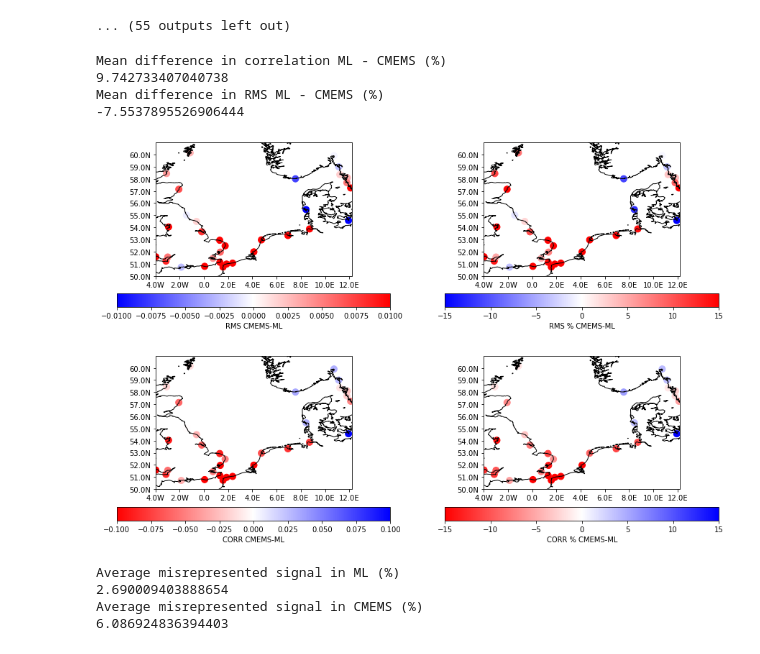
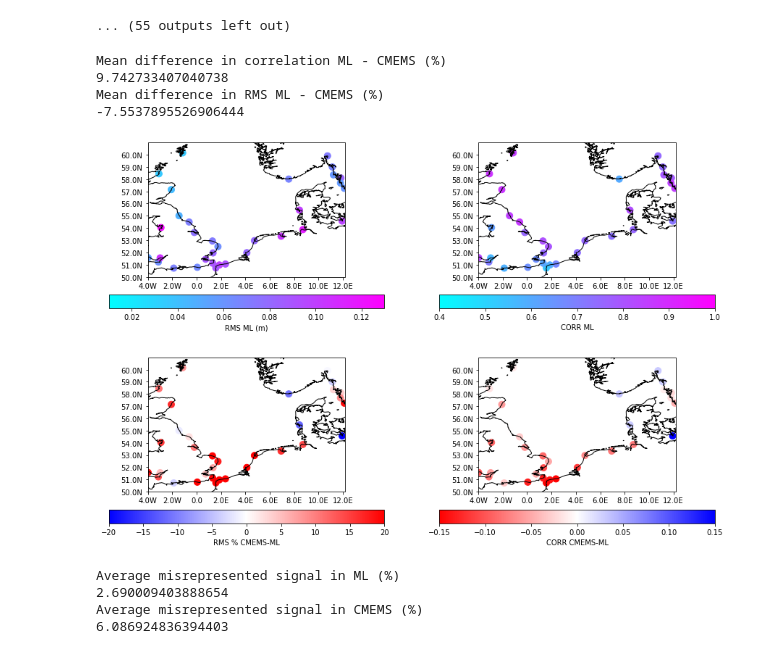
Before and after one commit to ne62rut/machine_learning_altimetry_validation, a Jupyter notebook: compare_TG_nodac.ipynb, the cells around one changed output. Saved outputs shown, nothing was run; the diff lists cells and outputs as text; code cells hidden in the pictures.

```diff
--- a/compare_TG_nodac.ipynb
+++ b/compare_TG_nodac.ipynb
@@ -895,7 +916,9 @@ def single_plot(rms_cmemsvsML_plot,min_sl,max_sl,counter,row_total,col_total,fig
 
 
 
-
+# Corr and RMS of ML
+rms_ML_plot=np.vstack([np.asarray(tg_dac.lon.values,dtype=float),np.asarray(tg_dac.lat.values,dtype=float),rms_ML,])
+corr_ML_plot=np.vstack([np.asarray(tg_dac.lon.values,dtype=float),np.asarray(tg_dac.lat.values,dtype=float),corr_ML,])
 
 
 # Absolute differences in RMS, Correlation and standard deviation
@@ -904,50 +927,61 @@ corr_cmemsvsML_plot=np.vstack([np.asarray(tg_dac.lon.values,dtype=float),np.asar
 
 # Percentage differences in RMS and Correlation
 rms_pc_cmemsvsML_plot=np.vstack([np.asarray(tg_dac.lon.values,dtype=float),np.asarray(tg_dac.lat.values,dtype=float),((rms_cmems-rms_ML)/rms_ML)*100,])
 corr_pc_cmemsvsML_plot=np.vstack([np.asarray(tg_dac.lon.values,dtype=float),np.asarray(tg_dac.lat.values,dtype=float),((corr_cmems-corr_ML)/corr_ML)*100,])
 
 
 fig = plt.figure(figsize = (15, 10))
 
-min_sl = -0.01
-max_sl = 0.01
-single_plot(rms_cmemsvsML_plot,min_sl,max_sl,1,2,2,fig,min_lat,max_lat,min_lon,max_lon,r'RMS CMEMS-ML','bwr')
+min_sl = 0.01
+max_sl = 0.13
+single_plot(rms_ML_plot,min_sl,max_sl,1,2,2,fig,min_lat,max_lat,min_lon,max_lon,r'RMS ML (m)','cool')
 
-min_sl = -15
-max_sl = 15
-single_plot(rms_pc_cmemsvsML_plot,min_sl,max_sl,2,2,2,fig,min_lat,max_lat,min_lon,max_lon,r'RMS % CMEMS-ML','bwr')
+min_sl = 0.4
+max_sl = 1.0
+single_plot(corr_ML_plot,min_sl,max_sl,2,2,2,fig,min_lat,max_lat,min_lon,max_lon,r'CORR ML','cool')
+
+
+# min_sl = -0.01
+# max_sl = 0.01
+# single_plot(rms_cmemsvsML_plot,min_sl,max_sl,3,3,2,fig,min_lat,max_lat,min_lon,max_lon,r'RMS CMEMS-ML (m)','bwr')
+
+min_sl = -20
+max_sl = 20
+single_plot(rms_pc_cmemsvsML_plot,min_sl,max_sl,3,2,2,fig,min_lat,max_lat,min_lon,max_lon,r'RMS % CMEMS-ML','bwr')
 
 if region in {'BALTIC'} :
     min_sl = -0.05
     max_sl = 0.05
 elif region in {'NORTHSEA'} :
-    min_sl = -0.10
-    max_sl = 0.10
+    min_sl = -0.15
+    max_sl = 0.15
 
-single_plot(corr_cmemsvsML_plot,min_sl,max_sl,3,2,2,fig,min_lat,max_lat,min_lon,max_lon,r'CORR CMEMS-ML','bwr_r')
+single_plot(corr_cmemsvsML_plot,min_sl,max_sl,4,2,2,fig,min_lat,max_lat,min_lon,max_lon,r'CORR CMEMS-ML','bwr_r')
 
-if region in {'BALTIC'} :
-    min_sl = -5
-    max_sl = 5
-elif region in {'NORTHSEA'} :
-    min_sl = -15
-    max_sl = 15
-single_plot(corr_pc_cmemsvsML_plot,min_sl,max_sl,4,2,2,fig,min_lat,max_lat,min_lon,max_lon,r'CORR % CMEMS-ML','bwr_r')
+# if region in {'BALTIC'} :
+#     min_sl = -5
+#     max_sl = 5
+# elif region in {'NORTHSEA'} :
+#     min_sl = -15
+#     max_sl = 15
+# single_plot(corr_pc_cmemsvsML_plot,min_sl,max_sl,6,3,2,fig,min_lat,max_lat,min_lon,max_lon,r'CORR % CMEMS-ML','bwr_r')
 
 
 # Correlation
 print('Mean difference in correlation ML - CMEMS (%)')
 print(np.nanmean((corr_ML - corr_cmems) / corr_cmems * 100))
 
 # RMS
 print('Mean difference in RMS ML - CMEMS (%)')
 print(np.nanmean((rms_ML - rms_cmems) / rms_cmems *100))
+
+fig.savefig("fig_corr_rms.png")
 # %% [output]
 Mean difference in correlation ML - CMEMS (%)
 9.742733407040738
 Mean difference in RMS ML - CMEMS (%)
 -7.5537895526906444
-[figure, old version]
+[figure, new version]
 # %%
 #Standard Deviations
 
```
Also changed, not shown: parts of 1 cell of this notebook, 3 other files.
